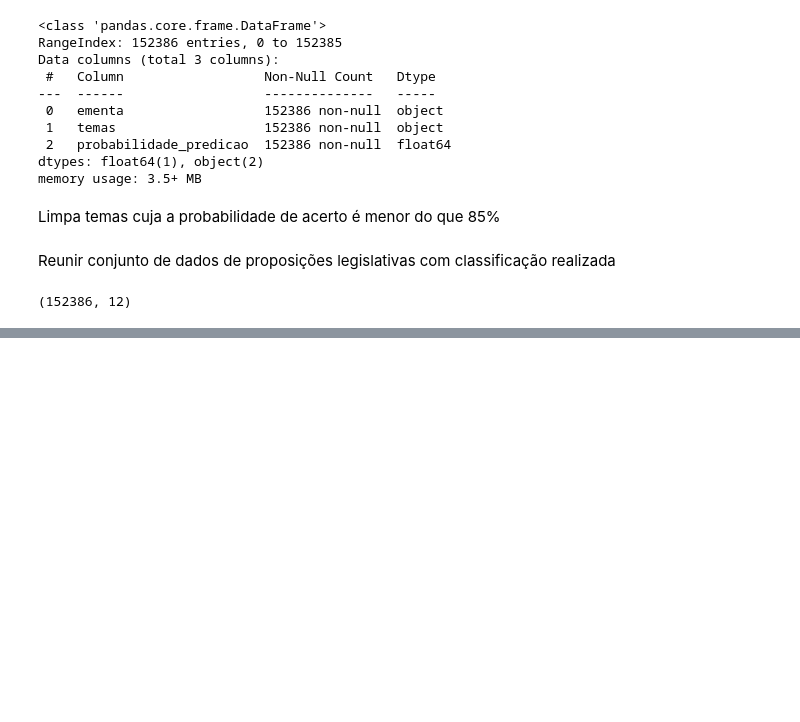
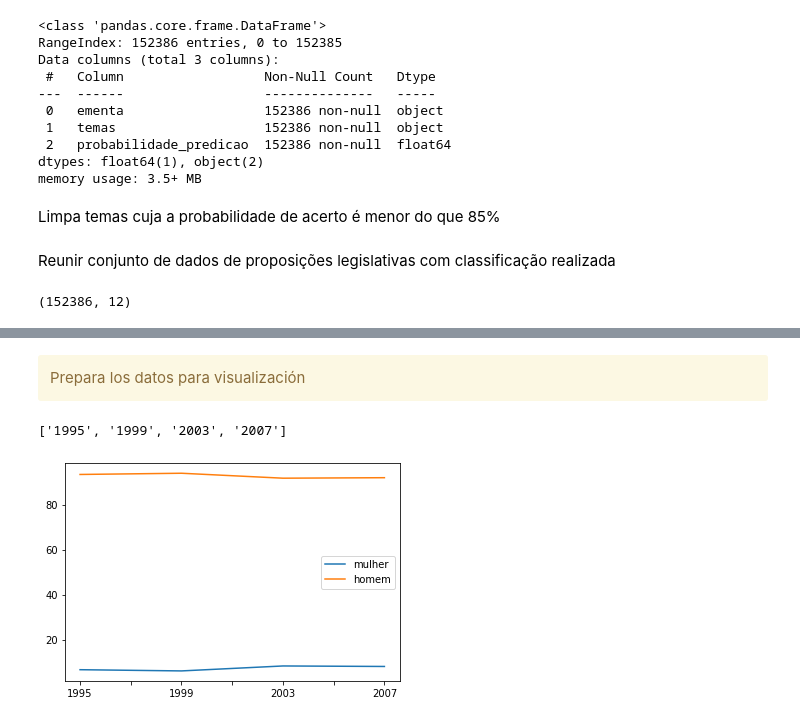
Before and after one commit to cecivieira/cotas-genero-eleicoes-e-proposicoes-legislativas, a Jupyter notebook: PyCon_US.ipynb, the cells around one changed output, grey strips where cells are left out. Cells and saved outputs as stored; diff of their text form; code cells hidden in the pictures; blank space fills up the shorter version.

```diff
--- a/PyCon_US.ipynb
+++ b/PyCon_US.ipynb
@@ -804,0 +845,2 @@ df_proposicoes_classificador.to_csv('dados/proposicoes_legislativas_limpas_class
+# %%
+agrupa_sexo_df = agrupa_sexo.reset_index()
@@ -804,0 +859,5 @@ df_proposicoes_classificador.to_csv('dados/proposicoes_legislativas_limpas_class
+# %% [markdown]
+<div class="alert-warning">Prepara los datos para visualización</div>
+# %%
+mulher_h1 = agrupa_sexo_df[agrupa_sexo_df['sexo'] == 'F']['porcentagem'].tolist()
+homem_h1 = agrupa_sexo_df[agrupa_sexo_df['sexo'] == 'M']['porcentagem'].tolist()
@@ -804,0 +866,17 @@ df_proposicoes_classificador.to_csv('dados/proposicoes_legislativas_limpas_class
+# %%
+legislaturas_lista_h1 = df_legislaturas[(df_legislaturas['id'] >= 50) & (df_legislaturas['id'] <= 53)]['dataInicio'].unique().tolist()
+legislaturas_lista_h1.sort()
+# %%
+legislaturas_lista_h1 = list(map(str, legislaturas_lista_h1))
+legislaturas_lista_h1
+# %% [output]
+['1995', '1999', '2003', '2007']
+# %%
+agrupa_sexo_df2 = pd.DataFrame({'mulher': mulher_h1,
+                               'homem': homem_h1
+                               }, index=legislaturas_lista_h1,
+                              )
+agrupa_sexo_df2.plot.line()
+agrupa_sexo_df2.to_csv('dados/analise_genero_1995_2007(1).csv')
+# %% [output]
+[figure, added]
```
Also changed, not shown: parts of 110 cells of this notebook.
